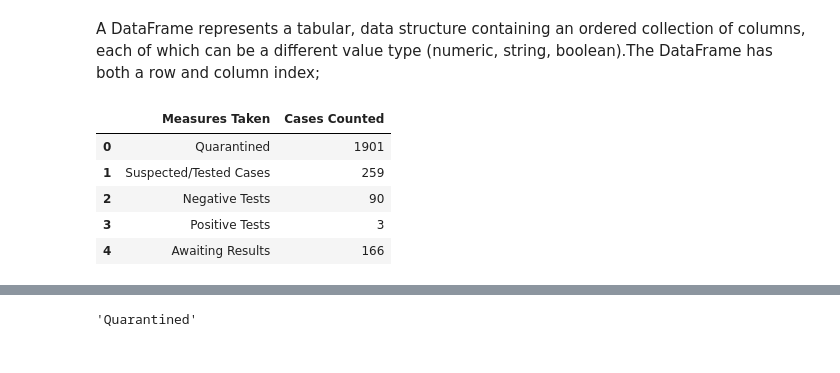
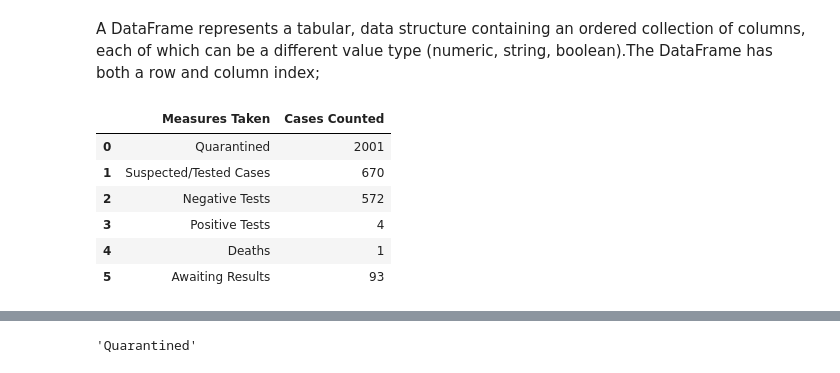
Before and after one commit to Mmusi/COVID-19-Botswana, a Jupyter notebook: COVID-19-BOTSWANA.ipynb, the cells around one changed output, grey strips where cells are left out. Cells and saved outputs as stored; diff of their text form; code cells hidden in the pictures.

```diff
--- a/COVID-19-BOTSWANA.ipynb
+++ b/COVID-19-BOTSWANA.ipynb
@@ -116,16 +123,17 @@ A DataFrame represents a tabular, data structure containing an ordered
 collection of columns, each of which can be a different value type (numeric,
 string, boolean).The DataFrame has both a row and column index;
 # %%
-data = {'Measures Taken': ['Quarantined', 'Suspected/Tested Cases', 'Negative Tests', 'Positive Tests', 'Awaiting Results'],
-'Cases Counted': [1901, 259, 90, 3, 166]}
+data = {'Measures Taken': ['Quarantined', 'Suspected/Tested Cases', 'Negative Tests', 'Positive Tests','Deaths', 'Awaiting Results'],
+'Cases Counted': [2001, 670, 572, 4, 1, 93]}
 frame = DataFrame(data)
 frame
 # %% [output]
 |  | Measures Taken | Cases Counted |
-| 0 | Quarantined | 1901 |
-| 1 | Suspected/Tested Cases | 259 |
-| 2 | Negative Tests | 90 |
-| 3 | Positive Tests | 3 |
-| 4 | Awaiting Results | 166 |
+| 0 | Quarantined | 2001 |
+| 1 | Suspected/Tested Cases | 670 |
+| 2 | Negative Tests | 572 |
+| 3 | Positive Tests | 4 |
+| 4 | Deaths | 1 |
+| 5 | Awaiting Results | 93 |
 # %%
 frame2 = DataFrame(data, columns=['Measures Taken', 'Cases Counted'],
```
Also changed, not shown: parts of 16 cells of this notebook.
